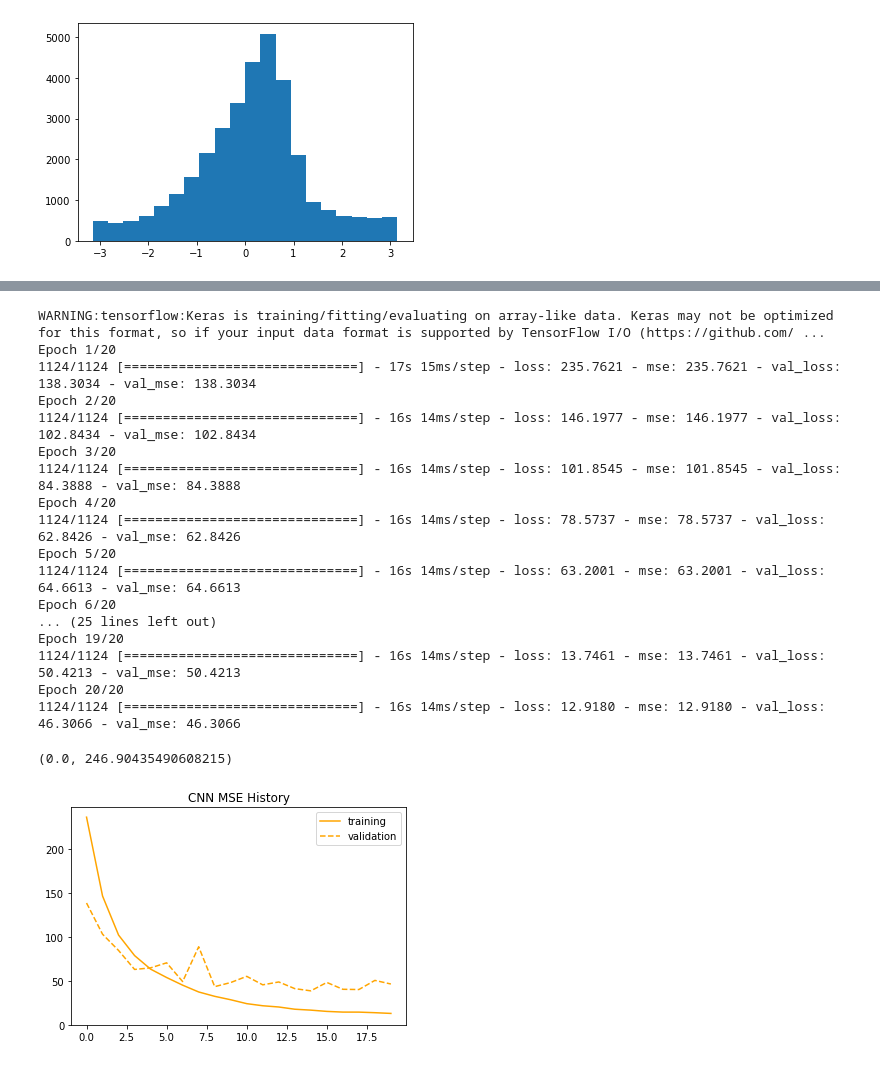
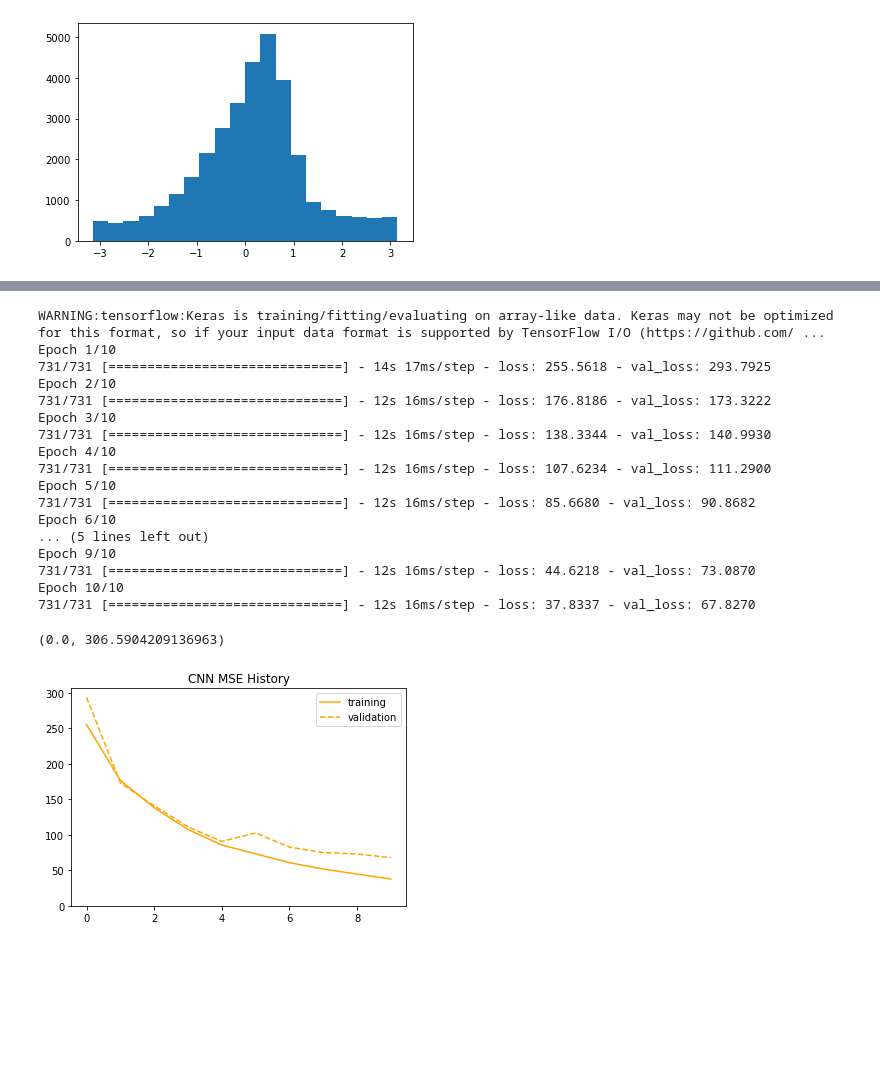
Before and after one commit to zyjux/gdl-storm-mode, a Jupyter notebook: notebooks/rot_inv_CNN_disjoint_data.ipynb, the cells around one changed output, grey strips where cells are left out. Drawn from its saved outputs; the diff is of its cells as text; code cells hidden in the pictures; blank space fills up the shorter version.

Commit message:
Tested networks on disjoint testing and training data based on storm movement.

```diff
--- a/notebooks/rot_inv_CNN_disjoint_data.ipynb
+++ b/notebooks/rot_inv_CNN_disjoint_data.ipynb
@@ -140,3 +144,12 @@ test_indices = np.arange(split_point_2, input_data.shape[0])
+# %%
+# Find training indices so that training and validation data are from right-moving storms (angle is between -pi/2 and pi/2)
+rng = np.random.default_rng()
+train_val_indices = np.asarray(abs(angles) <= np.pi/2).nonzero()[0]
+rng.shuffle(train_val_indices)
+split_point = int(0.7 * input_data.shape[0])
+train_indices = train_val_indices[:split_point]
+val_indices = train_val_indices[split_point:]
+test_indices = np.asarray(abs(angles) > np.pi/2).nonzero()[0]
 # %%
 # Normalize the training input data and actually evaluate the input_train array which will be fed into the network
 input_train = input_data.values[train_indices]
@@ -259,32 +280,32 @@ cnn_model.compile(
 cnn_history = cnn_model.fit(x=input_train_norm, y=output_train, epochs=10, validation_data=(input_val_norm, output_val))
 # %% [output]
 WARNING:tensorflow:Keras is training/fitting/evaluating on array-like data. Keras may not be optimized for this format, so if your input data format is supported by TensorFlow I/O (https://github.com/ ...
-Epoch 1/20
-1124/1124 [==============================] - 17s 15ms/step - loss: 235.7621 - mse: 235.7621 - val_loss: 138.3034 - val_mse: 138.3034
-Epoch 2/20
-1124/1124 [==============================] - 16s 14ms/step - loss: 146.1977 - mse: 146.1977 - val_loss: 102.8434 - val_mse: 102.8434
-Epoch 3/20
-1124/1124 [==============================] - 16s 14ms/step - loss: 101.8545 - mse: 101.8545 - val_loss: 84.3888 - val_mse: 84.3888
-Epoch 4/20
-1124/1124 [==============================] - 16s 14ms/step - loss: 78.5737 - mse: 78.5737 - val_loss: 62.8426 - val_mse: 62.8426
-Epoch 5/20
-1124/1124 [==============================] - 16s 14ms/step - loss: 63.2001 - mse: 63.2001 - val_loss: 64.6613 - val_mse: 64.6613
-Epoch 6/20
-... (25 lines left out)
-Epoch 19/20
-1124/1124 [==============================] - 16s 14ms/step - loss: 13.7461 - mse: 13.7461 - val_loss: 50.4213 - val_mse: 50.4213
-Epoch 20/20
-1124/1124 [==============================] - 16s 14ms/step - loss: 12.9180 - mse: 12.9180 - val_loss: 46.3066 - val_mse: 46.3066
+Epoch 1/10
+731/731 [==============================] - 14s 17ms/step - loss: 255.5618 - val_loss: 293.7925
+Epoch 2/10
+731/731 [==============================] - 12s 16ms/step - loss: 176.8186 - val_loss: 173.3222
+Epoch 3/10
+731/731 [==============================] - 12s 16ms/step - loss: 138.3344 - val_loss: 140.9930
+Epoch 4/10
+731/731 [==============================] - 12s 16ms/step - loss: 107.6234 - val_loss: 111.2900
+Epoch 5/10
+731/731 [==============================] - 12s 16ms/step - loss: 85.6680 - val_loss: 90.8682
+Epoch 6/10
+... (5 lines left out)
+Epoch 9/10
+731/731 [==============================] - 12s 16ms/step - loss: 44.6218 - val_loss: 73.0870
+Epoch 10/10
+731/731 [==============================] - 12s 16ms/step - loss: 37.8337 - val_loss: 67.8270
 # %%
-a = plt.plot(cnn_history.history['mse'], label='training', color='orange')
-b = plt.plot(cnn_history.history['val_mse'], label='validation', color='orange', linestyle='dashed')
+a = plt.plot(cnn_history.history['loss'], label='training', color='orange')
+b = plt.plot(cnn_history.history['val_loss'], label='validation', color='orange', linestyle='dashed')
 plt.legend()
 plt.title("CNN MSE History")
 ax = plt.gca()
 ax.set_ylim(bottom=0)
 # %% [output]
-(0.0, 246.90435490608215)
+(0.0, 306.5904209136963)
-[figure, old version]
+[figure, new version]
 # %%
 a = plt.plot(gdl_history.history['loss'], label='training', color='blue')
 b = plt.plot(gdl_history.history['val_loss'], label='validation', color='blue', linestyle='dashed')
```
Also changed, not shown: parts of 19 cells of this notebook.
